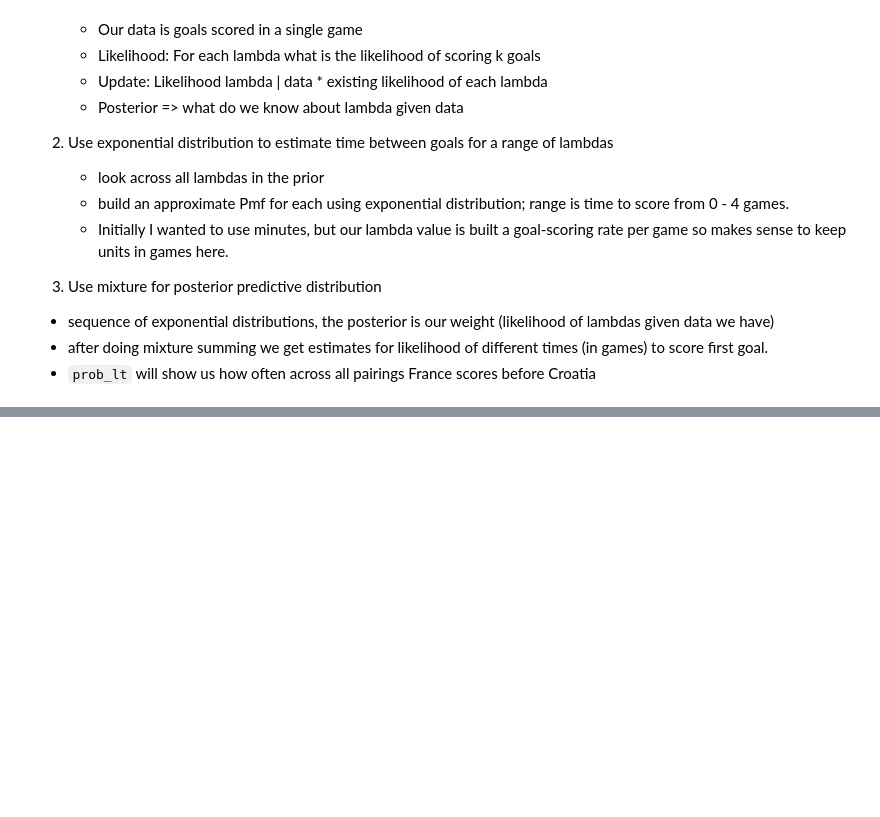
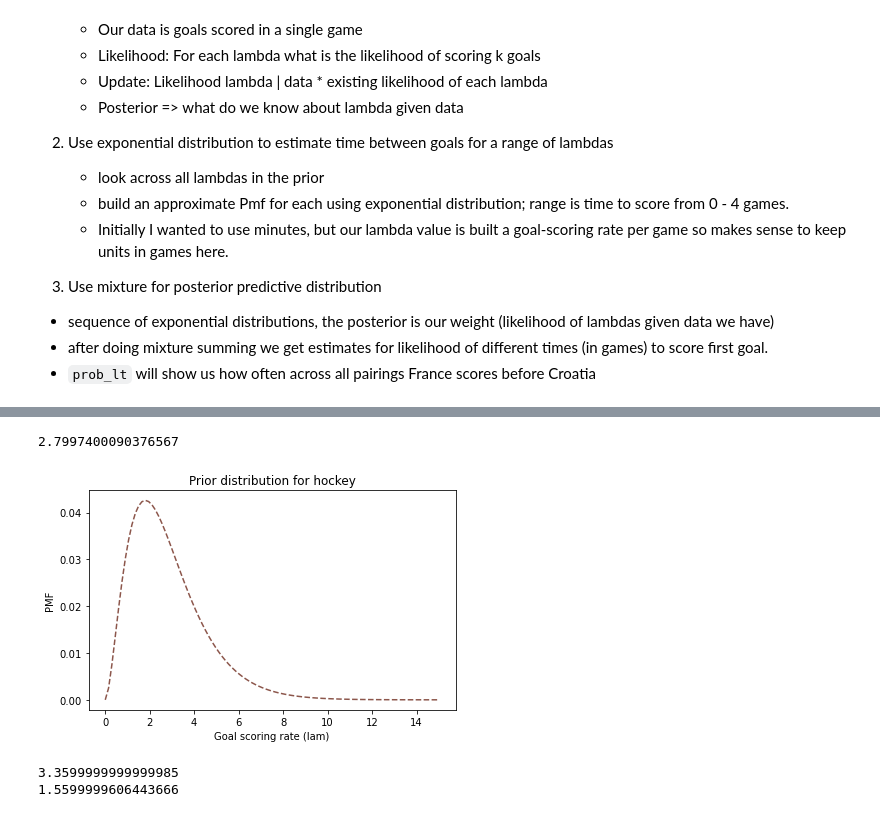
Before and after one commit to dwanneruchi/think_bayes_notes, a Jupyter notebook: exercises/ch08.ipynb, the cells around one changed output, grey strips where cells are left out. Cells and saved outputs as stored; diff of their text form; code cells hidden in the pictures; blank space fills up the shorter version.

```diff
--- a/exercises/ch08.ipynb
+++ b/exercises/ch08.ipynb
@@ -338,0 +347,48 @@ This problem follows a pretty clear script for building a posterior predictive d
+# %%
+from scipy.stats import gamma, poisson
+
+# build a prior for 0 - 15 goals
+alpha = 2.8
+qs = np.linspace(0, 15, 101)
+ps = gamma.pdf(qs, alpha)
+prior_hockey = Pmf(ps, qs)
+prior_hockey.normalize()
+
+# plot prior
+def decorate_rate(title=''):
+    decorate(xlabel='Goal scoring rate (lam)',
+        ylabel='PMF',
+        title=title)
+
+prior_hockey.plot(ls='--', color='C5')
+decorate_rate('Prior distribution for hockey')
+prior_hockey.mean()
+# %% [output]
+2.7997400090376567
+[figure, added]
+# %%
+# Perform update for each team with goals scored thus far
+def update_poisson(pmf, data):
+    """Update Pmf with a Poisson likelihood."""
+    k = data # goals scored
+    lams = pmf.qs # this is a gamma distribution of lambda
+    likelihood = poisson(lams).pmf(k) # pass array of lambdas in for k
+    pmf *= likelihood # update
+    pmf.normalize()
+
+# bruins
+bruins = prior_hockey.copy()
+goals = [0,2,8,4]
+for goal in goals:
+    update_poisson(bruins, goal)
+print(bruins.mean())
+
+# canucks
+canucks = prior_hockey.copy()
+goals = [1,3,1,0]
+for goal in goals:
+    update_poisson(canucks, goal)
+print(canucks.mean())
+# %% [output]
+3.3599999999999985
+1.5599999606443666
```
Also changed, not shown: parts of 5 cells of this notebook.
